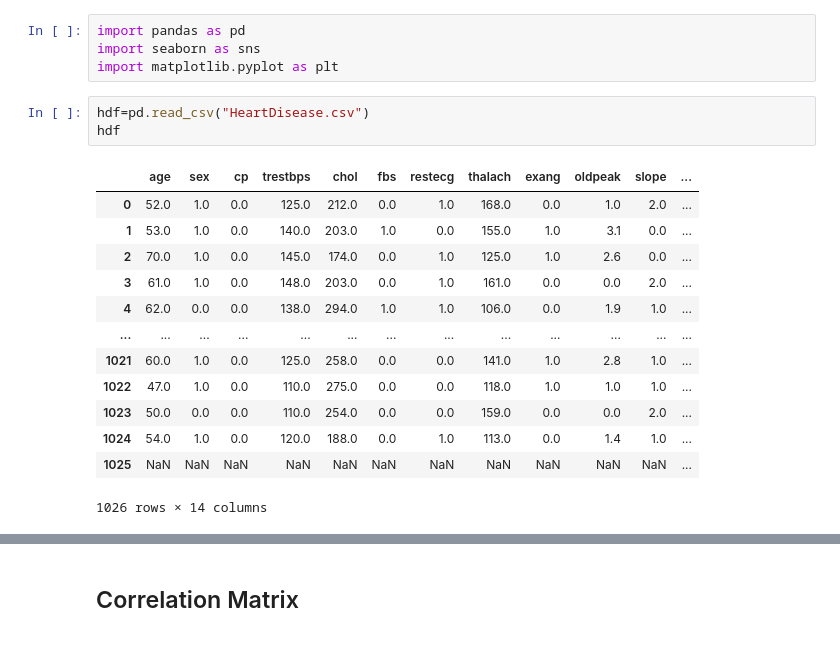
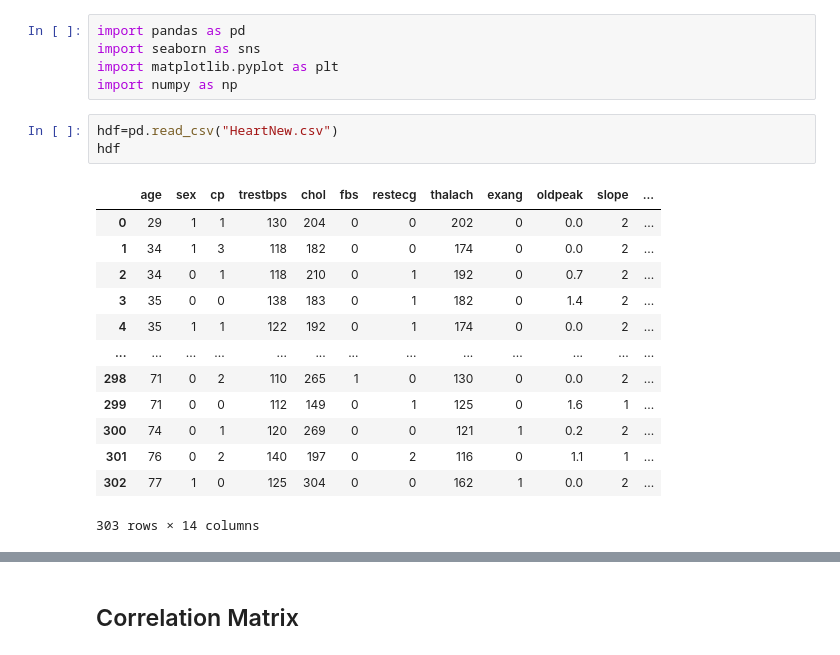
Before and after one commit to mayuri3399/Mobile-Price-Range, a Jupyter notebook: PROJECT_ANALYSIS.ipynb, the cells around one changed output, grey strips where cells are left out. Cells and saved outputs as stored; diff of their text form.

```diff
--- a/PROJECT_ANALYSIS.ipynb
+++ b/PROJECT_ANALYSIS.ipynb
@@ -2,20 +2,21 @@
 import pandas as pd
 import seaborn as sns
 import matplotlib.pyplot as plt
+import numpy as np
 # %%
-hdf=pd.read_csv("HeartDisease.csv")
+hdf=pd.read_csv("HeartNew.csv")
 hdf
 # %% [output]
 |  | age | sex | cp | trestbps | chol | fbs | restecg | thalach | exang | oldpeak | slope | ... |
-| 0 | 52.0 | 1.0 | 0.0 | 125.0 | 212.0 | 0.0 | 1.0 | 168.0 | 0.0 | 1.0 | 2.0 | ... |
-| 1 | 53.0 | 1.0 | 0.0 | 140.0 | 203.0 | 1.0 | 0.0 | 155.0 | 1.0 | 3.1 | 0.0 | ... |
-| 2 | 70.0 | 1.0 | 0.0 | 145.0 | 174.0 | 0.0 | 1.0 | 125.0 | 1.0 | 2.6 | 0.0 | ... |
-| 3 | 61.0 | 1.0 | 0.0 | 148.0 | 203.0 | 0.0 | 1.0 | 161.0 | 0.0 | 0.0 | 2.0 | ... |
-| 4 | 62.0 | 0.0 | 0.0 | 138.0 | 294.0 | 1.0 | 1.0 | 106.0 | 0.0 | 1.9 | 1.0 | ... |
+| 0 | 29 | 1 | 1 | 130 | 204 | 0 | 0 | 202 | 0 | 0.0 | 2 | ... |
+| 1 | 34 | 1 | 3 | 118 | 182 | 0 | 0 | 174 | 0 | 0.0 | 2 | ... |
+| 2 | 34 | 0 | 1 | 118 | 210 | 0 | 1 | 192 | 0 | 0.7 | 2 | ... |
+| 3 | 35 | 0 | 0 | 138 | 183 | 0 | 1 | 182 | 0 | 1.4 | 2 | ... |
+| 4 | 35 | 1 | 1 | 122 | 192 | 0 | 1 | 174 | 0 | 0.0 | 2 | ... |
 | ... | ... | ... | ... | ... | ... | ... | ... | ... | ... | ... | ... | ... |
-| 1021 | 60.0 | 1.0 | 0.0 | 125.0 | 258.0 | 0.0 | 0.0 | 141.0 | 1.0 | 2.8 | 1.0 | ... |
-| 1022 | 47.0 | 1.0 | 0.0 | 110.0 | 275.0 | 0.0 | 0.0 | 118.0 | 1.0 | 1.0 | 1.0 | ... |
-| 1023 | 50.0 | 0.0 | 0.0 | 110.0 | 254.0 | 0.0 | 0.0 | 159.0 | 0.0 | 0.0 | 2.0 | ... |
-| 1024 | 54.0 | 1.0 | 0.0 | 120.0 | 188.0 | 0.0 | 1.0 | 113.0 | 0.0 | 1.4 | 1.0 | ... |
-| 1025 | NaN | NaN | NaN | NaN | NaN | NaN | NaN | NaN | NaN | NaN | NaN | ... |
+| 298 | 71 | 0 | 2 | 110 | 265 | 1 | 0 | 130 | 0 | 0.0 | 2 | ... |
+| 299 | 71 | 0 | 0 | 112 | 149 | 0 | 1 | 125 | 0 | 1.6 | 1 | ... |
+| 300 | 74 | 0 | 1 | 120 | 269 | 0 | 0 | 121 | 1 | 0.2 | 2 | ... |
+| 301 | 76 | 0 | 2 | 140 | 197 | 0 | 2 | 116 | 0 | 1.1 | 1 | ... |
+| 302 | 77 | 1 | 0 | 125 | 304 | 0 | 0 | 162 | 1 | 0.0 | 2 | ... |
-1026 rows × 14 columns
+303 rows × 14 columns
```
Also changed, not shown: parts of 34 cells of this notebook.
